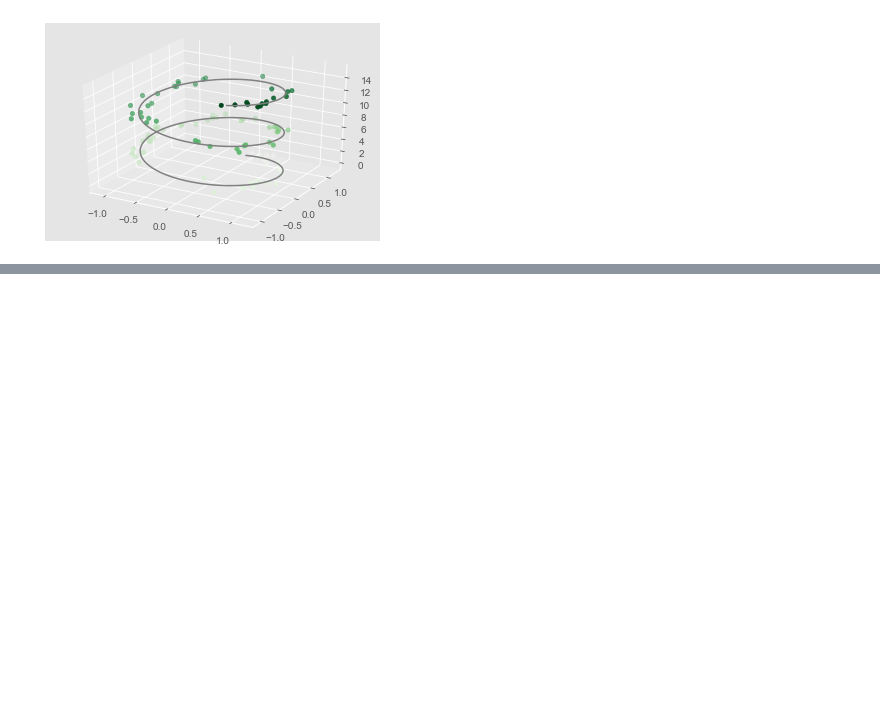
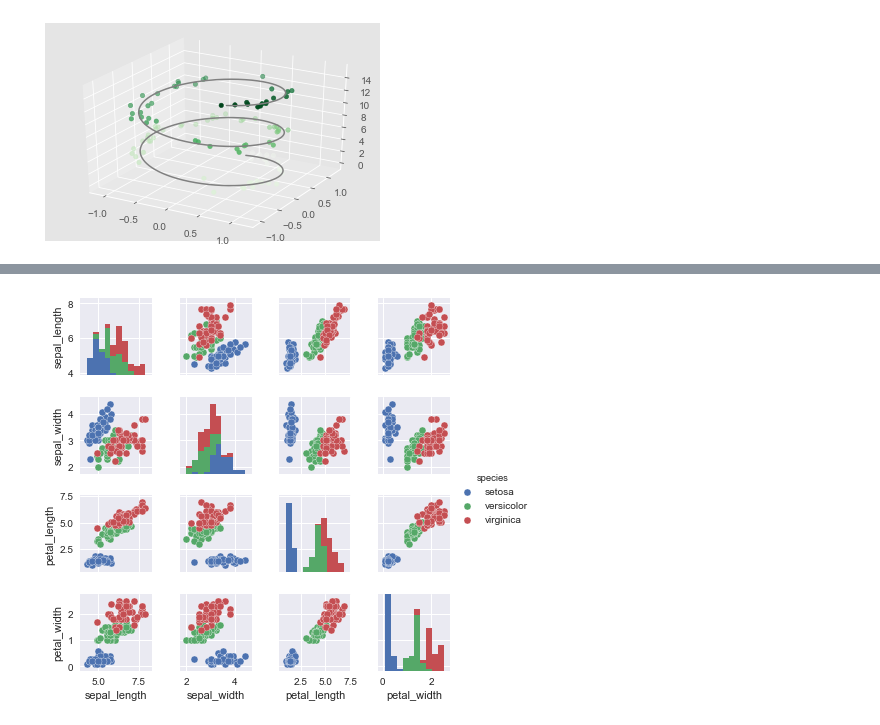
Before and after one commit to BenjaminPhillips22/Python-Data-Science-Handbook, a Jupyter notebook: Simple Line Plots.ipynb, the cells around one changed output, grey strips where cells are left out. Drawn from its saved outputs; the diff is of its cells as text; code cells hidden in the pictures; blank space fills up the shorter version.

```diff
--- a/Simple Line Plots.ipynb
+++ b/Simple Line Plots.ipynb
@@ -204,0 +219,6 @@ with plt.style.context('ggplot'):
+# %%
+# pairplot
+iris = sns.load_dataset("iris")
+sns.pairplot(iris, hue='species', size=1.5);
+# %% [output]
+[figure, added]
```
Also changed, not shown: parts of 2 cells of this notebook.
